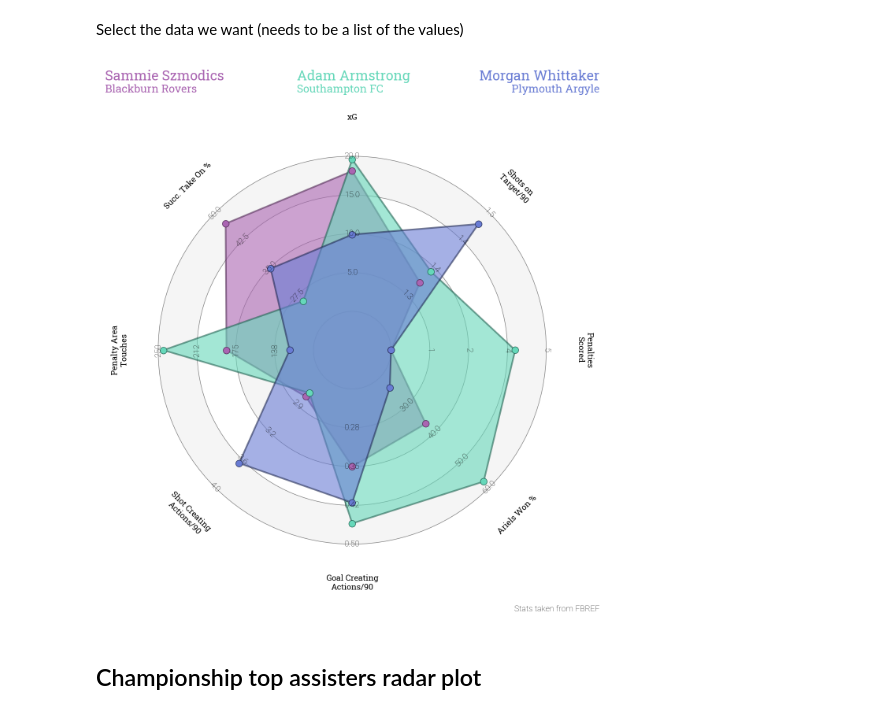
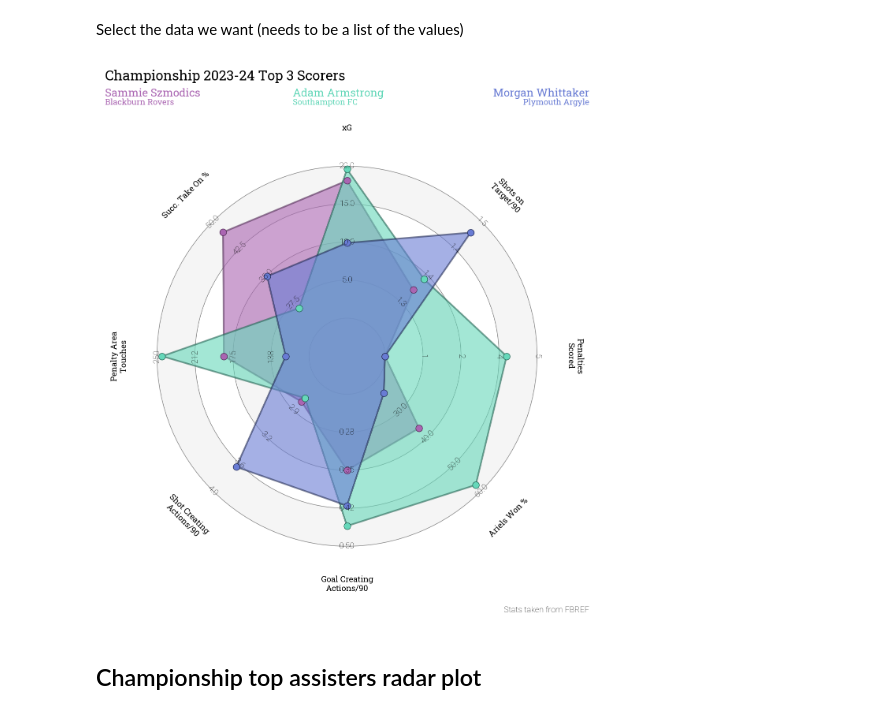
Before and after one commit to jamesdidathing/football_analysis, a Jupyter notebook: projects/championship_players_radar.ipynb, the cells around one changed output. Drawn from its saved outputs; the diff is of its cells as text; code cells hidden in the pictures.

```diff
--- a/projects/championship_players_radar.ipynb
+++ b/projects/championship_players_radar.ipynb
@@ -177,7 +177,7 @@ armstrong = [armstrong['xG'], armstrong['SoT/90'], armstrong['PK'], armstrong['A
 whittaker = [whittaker['xG'], whittaker['SoT/90'], whittaker['PK'], whittaker['Ariel Won %'], whittaker['GCA90'], whittaker['SCA90'], whittaker['Pen Area Touches'], whittaker['Succ. Take On %']]
 # %%
 # creating the figure using the grid function from mplsoccer:
-fig, axs = grid(figheight=14, grid_height=0.915, title_height=0.06, endnote_height=0.025,
+fig, axs = grid(figheight=14, grid_height=0.895, title_height=0.08, endnote_height=0.025,
                 title_space=0, endnote_space=0, grid_key='radar', axis=False)
 
 # plot radar
@@ -200,40 +200,42 @@ radar3, vertices3 = radar.draw_radar_solid(whittaker, ax=axs['radar'],
                                                    'alpha': 0.6,
                                                    'edgecolor': '#222b54',
                                                    'lw': 3})
 
 axs['radar'].scatter(vertices1[:, 0], vertices1[:, 1],
            c='#aa65b2', edgecolors='#502a54', marker='o', s=150, zorder=2)
 axs['radar'].scatter(vertices2[:, 0], vertices2[:, 1],
            c='#66d8ba', edgecolors='#216352', marker='o', s=150, zorder=2)
 axs['radar'].scatter(vertices3[:, 0], vertices3[:, 1],
            c='#697cd4', edgecolors='#222b54', marker='o', s=150, zorder=2)
 
 range_labels = radar.draw_range_labels(ax=axs['radar'], fontsize=15, fontproperties=robotto_thin.prop, color="black")
 param_labels = radar.draw_param_labels(ax=axs['radar'], fontsize=15, fontproperties=robotto_bold.prop, color="black")
 
 
 # adding the endnote and title text (these axes range from 0-1, i.e. 0, 0 is the bottom left)
 # Note we are slightly offsetting the text from the edges by 0.01 (1%, e.g. 0.99)
 endnote_text = axs['endnote'].text(0.99, 0.5, 'Stats taken from FBREF', fontsize=15,
                                    fontproperties=robotto_thin.prop, ha='right', va='center')
-title1_text = axs['title'].text(0.01, 0.65, 'Sammie Szmodics', fontsize=25, color='#aa65b2',
+title = axs['title'].text(0.01, 0.65, "Championship 2023-24 Top 3 Scorers", fontsize=25, color='black',
+                          fontproperties=robotto_bold.prop, ha='left')
+title1_text = axs['title'].text(0.01, 0.35, 'Sammie Szmodics', fontsize=20, color='#aa65b2',
                                 fontproperties=robotto_bold.prop, ha='left', va='center')
-title2_text = axs['title'].text(0.01, 0.25, 'Blackburn Rovers', fontsize=20,
+title2_text = axs['title'].text(0.01, 0.15, 'Blackburn Rovers', fontsize=15,
                                 fontproperties=robotto_bold.prop,
                                 ha='left', va='center', color='#aa65b2')
-title1_text = axs['title'].text(0.39, 0.65, 'Adam Armstrong', fontsize=25, color='#66d8ba',
+title1_text = axs['title'].text(0.39, 0.35, 'Adam Armstrong', fontsize=20, color='#66d8ba',
                                 fontproperties=robotto_bold.prop, ha='left', va='center')
-title2_text = axs['title'].text(0.39, 0.25, 'Southampton FC', fontsize=20,
+title2_text = axs['title'].text(0.39, 0.15, 'Southampton FC', fontsize=15,
                                 fontproperties=robotto_bold.prop,
                                 ha='left', va='center', color='#66d8ba')
-title3_text = axs['title'].text(0.99, 0.65, 'Morgan Whittaker', fontsize=25,
+title3_text = axs['title'].text(0.99, 0.35, 'Morgan Whittaker', fontsize=20,
                                 fontproperties=robotto_bold.prop,
                                 ha='right', va='center', color='#697cd4')
-title4_text = axs['title'].text(0.99, 0.25, 'Plymouth Argyle', fontsize=20,
+title4_text = axs['title'].text(0.99, 0.15, 'Plymouth Argyle', fontsize=15,
                                 fontproperties=robotto_bold.prop,
                                 ha='right', va='center', color='#697cd4')
 # %% [output]
-[figure, old version]
+[figure, new version]
 # %% [markdown]
 ## Championship top assisters radar plot
 # %% [markdown]
```
Also changed, not shown: parts of 1 cell of this notebook.
